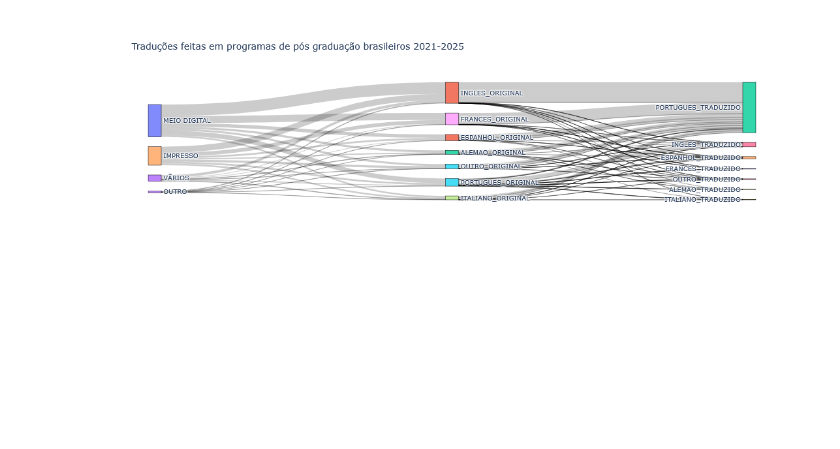
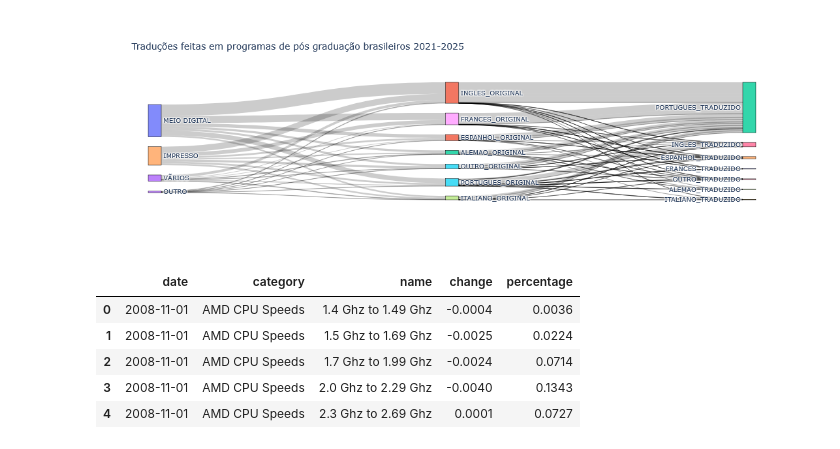
Before and after one commit to clr-cera/VisComp, a Jupyter notebook: Sankey_code.ipynb, the cells around one changed output. Cells and saved outputs as stored; diff of their text form; code cells hidden in the pictures; blank space fills up the shorter version.

```diff
--- a/Sankey_code.ipynb
+++ b/Sankey_code.ipynb
@@ -310,0 +313,9 @@ fig.show()
+# %%
+steamdf.head()
+# %% [output]
+|  | date | category | name | change | percentage |
+| 0 | 2008-11-01 | AMD CPU Speeds | 1.4 Ghz to 1.49 Ghz | -0.0004 | 0.0036 |
+| 1 | 2008-11-01 | AMD CPU Speeds | 1.5 Ghz to 1.69 Ghz | -0.0025 | 0.0224 |
+| 2 | 2008-11-01 | AMD CPU Speeds | 1.7 Ghz to 1.99 Ghz | -0.0024 | 0.0714 |
+| 3 | 2008-11-01 | AMD CPU Speeds | 2.0 Ghz to 2.29 Ghz | -0.0040 | 0.1343 |
+| 4 | 2008-11-01 | AMD CPU Speeds | 2.3 Ghz to 2.69 Ghz | 0.0001 | 0.0727 |
```
Also changed, not shown: parts of 17 cells of this notebook, 1 other file.
